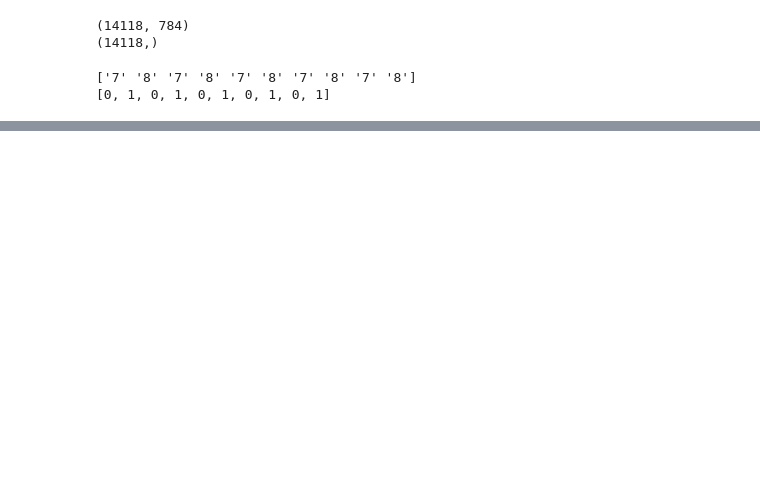
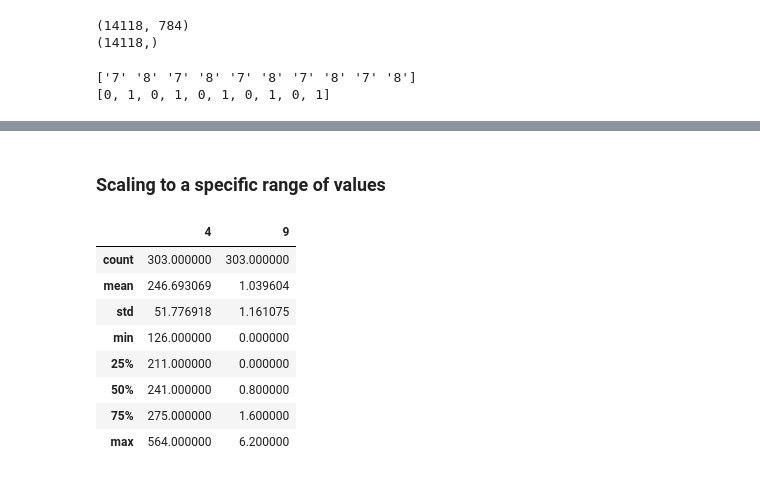
Before and after one commit to Oebele/Deep-lerning-for-beginners, a Jupyter notebook: _Preparing_Data.ipynb, the cells around one changed output, grey strips where cells are left out. Saved outputs shown, nothing was run; the diff lists cells and outputs as text; code cells hidden in the pictures; blank space fills up the shorter version.

```diff
--- a/_Preparing_Data.ipynb
+++ b/_Preparing_Data.ipynb
@@ -106,0 +175,15 @@ print(y[:10])
+# %% [markdown]
+### Scaling to a specific range of values
+# %%
+df = pd.read_csv('processed.cleveland.data', header=None)
+df[[4,9]].describe()
+# %% [output]
+|  | 4 | 9 |
+| count | 303.000000 | 303.000000 |
+| mean | 246.693069 | 1.039604 |
+| std | 51.776918 | 1.161075 |
+| min | 126.000000 | 0.000000 |
+| 25% | 211.000000 | 0.000000 |
+| 50% | 241.000000 | 0.800000 |
+| 75% | 275.000000 | 1.600000 |
+| max | 564.000000 | 6.200000 |
```
Also changed, not shown: parts of 16 cells of this notebook.
